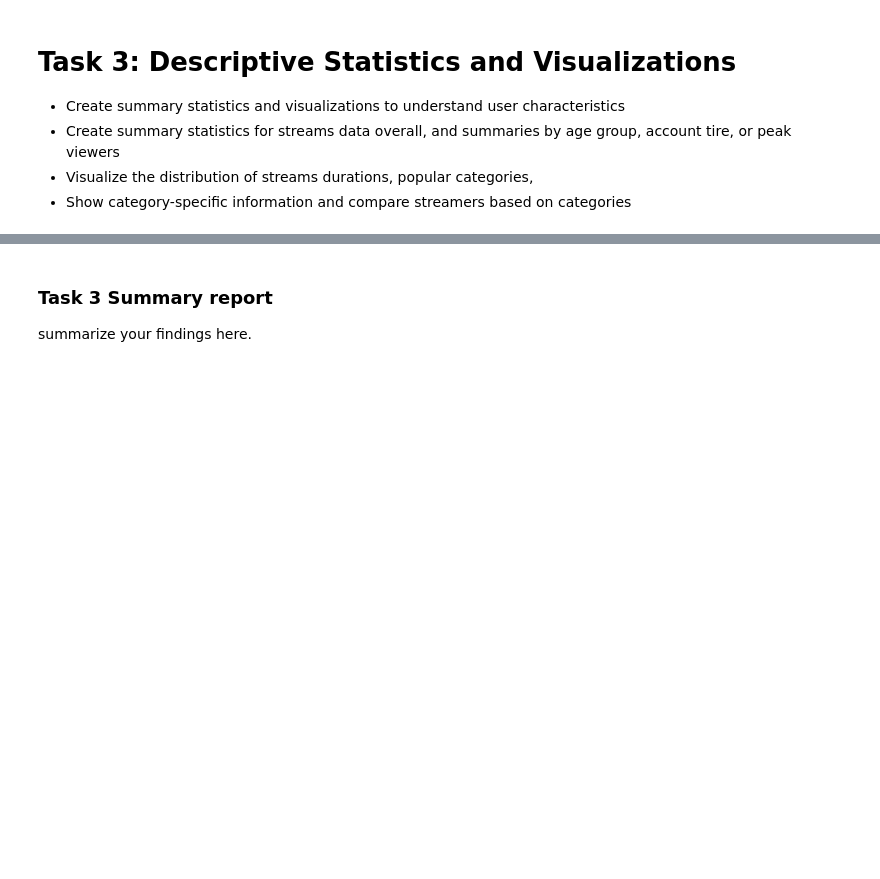
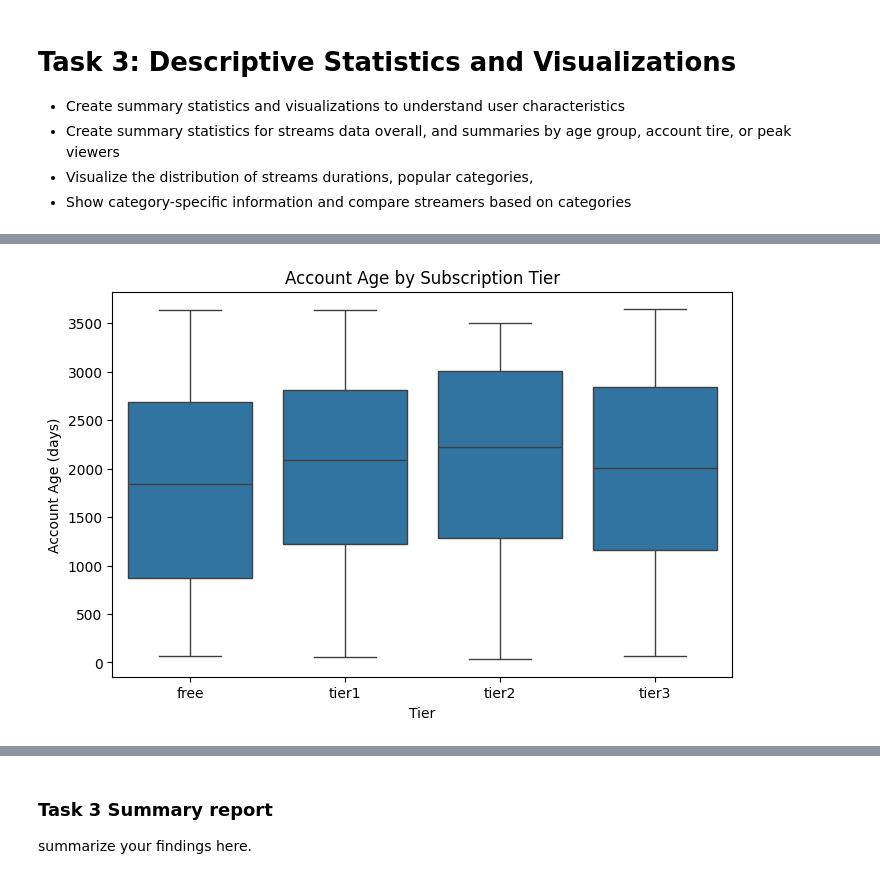
Before and after one commit to zlwym/Assignment01_IAT461, a Jupyter notebook: IAT461-Assignment01-Scaffold.ipynb, the cells around one changed output, grey strips where cells are left out. Saved outputs shown, nothing was run; the diff lists cells and outputs as text; code cells hidden in the pictures; blank space fills up the shorter version.

```diff
--- a/IAT461-Assignment01-Scaffold.ipynb
+++ b/IAT461-Assignment01-Scaffold.ipynb
@@ -562,0 +654,10 @@ import seaborn as sns
+# %%
+#Boxplot by tier
+
+plt.figure(figsize=(8, 5))
+plt.title('Account Age by Subscription Tier')
+plt.xlabel('Tier')
+plt.ylabel('Account Age (days)')
+tierBoxChart = sns.boxplot(data=viewers, x='subscription_tier', y='account_age_days')
+# %% [output]
+[figure, added]
```
Also changed, not shown: parts of 18 cells of this notebook.
